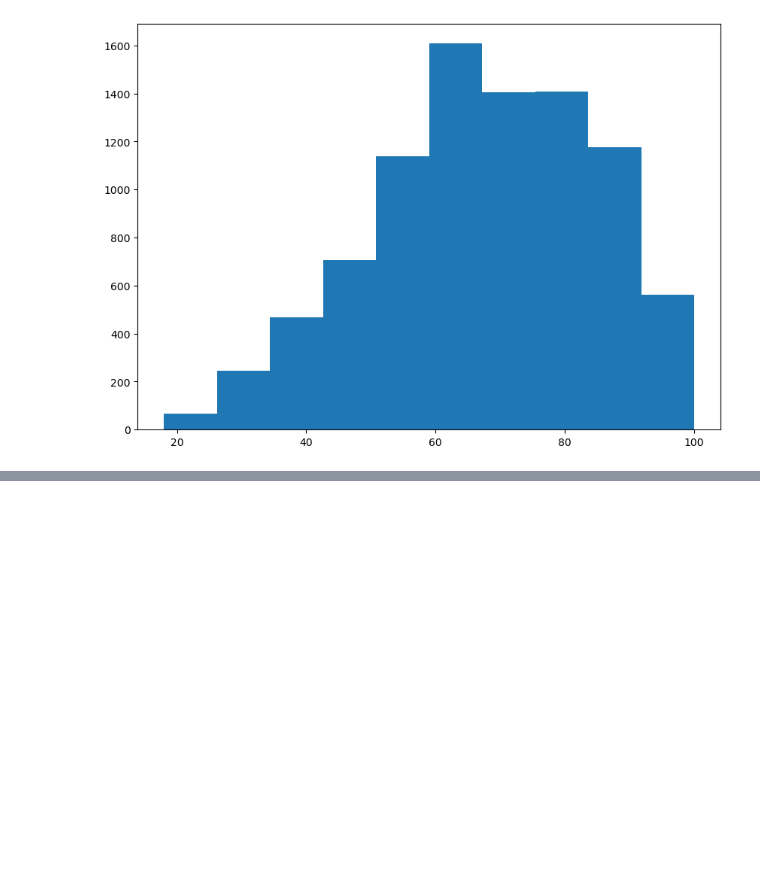
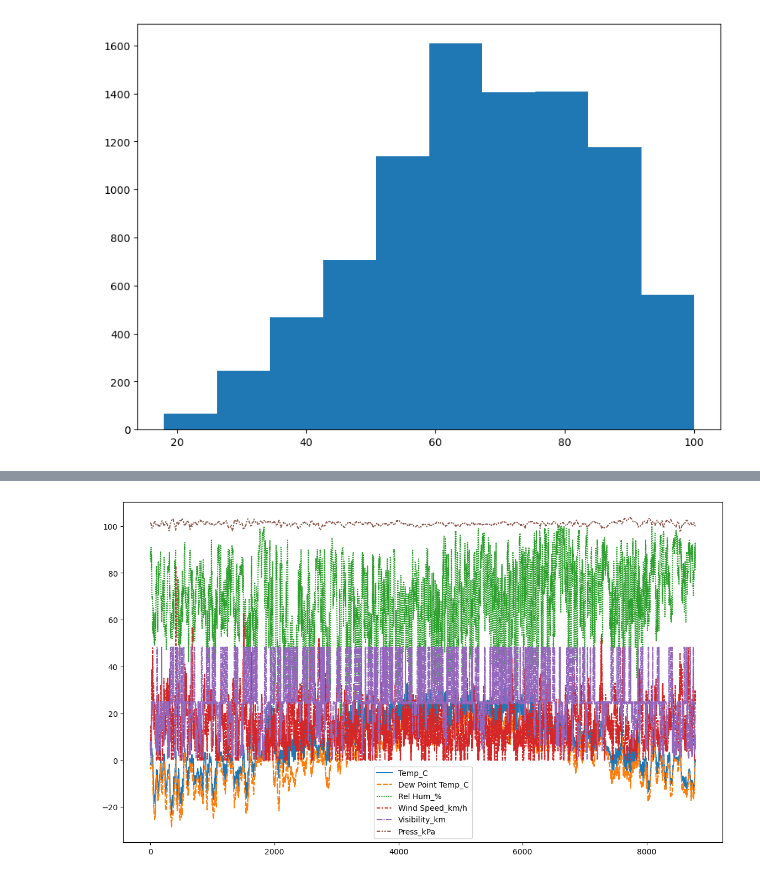
Before and after one commit to zabayodev/LuxDevHQ_Training_2024, a Jupyter notebook: dsaafrica_week_2_assignment.ipynb, the cells around one changed output, grey strips where cells are left out. Drawn from its saved outputs; the diff is of its cells as text; code cells hidden in the pictures; blank space fills up the shorter version.

```diff
--- a/dsaafrica_week_2_assignment.ipynb
+++ b/dsaafrica_week_2_assignment.ipynb
@@ -111,0 +130,6 @@ plt.show()
+# %%
+plt.figure(figsize = (14, 8))
+sns.lineplot(df)
+plt.show()
+# %% [output]
+[figure, added]
```
Also changed, not shown: parts of 3 cells of this notebook.
